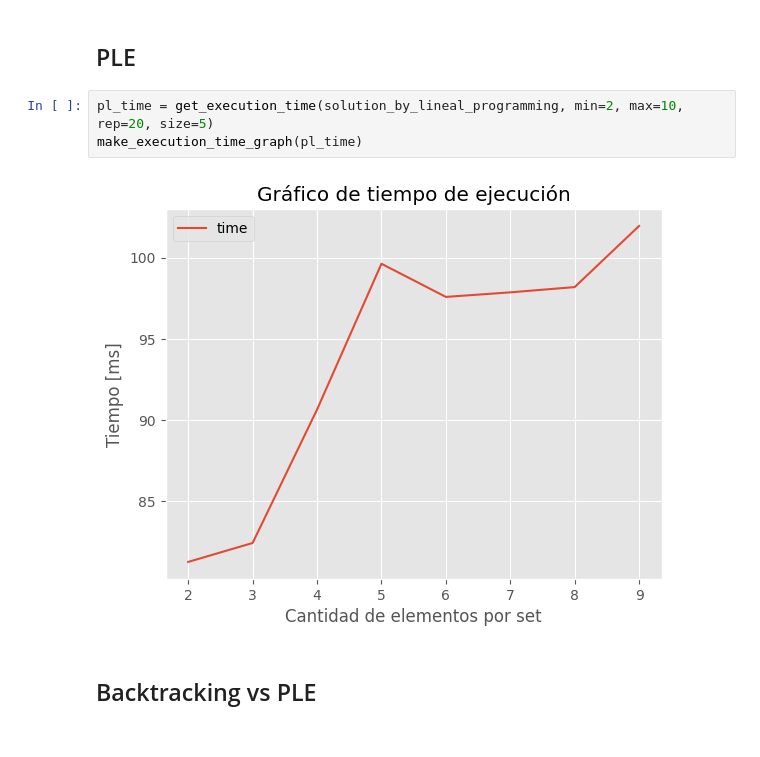
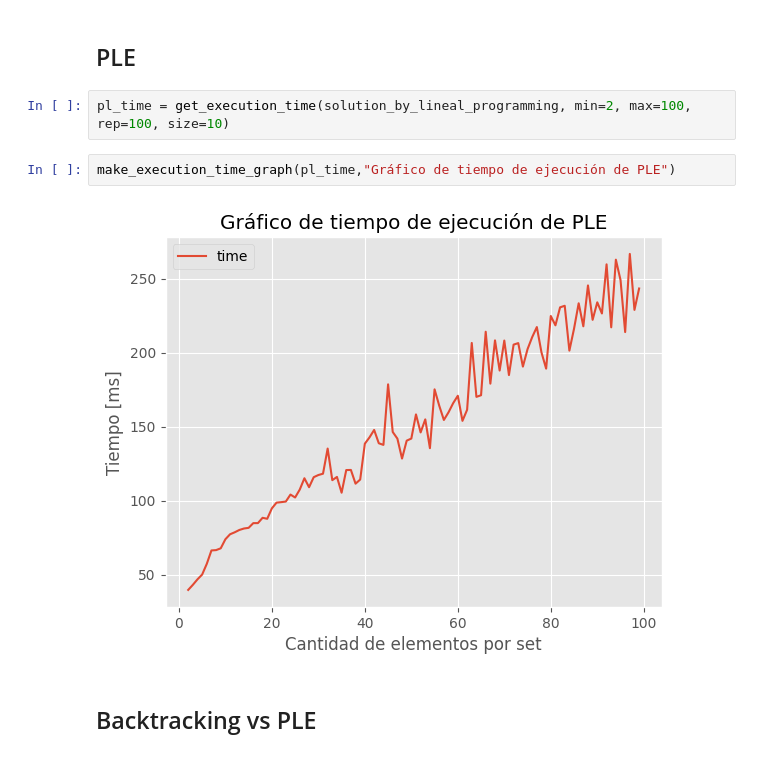
Before and after one commit to astrocinco/2c2023-TDA-TP3, a Jupyter notebook: analysis_notebook.ipynb, the cells around one changed output. Cells and saved outputs as stored; diff of their text form.

```diff
--- a/analysis_notebook.ipynb
+++ b/analysis_notebook.ipynb
@@ -53,10 +60,11 @@ make_execution_time_graph(bt_time)
 # %% [markdown]
 ## PLE
 # %%
-pl_time = get_execution_time(solution_by_lineal_programming, min=2, max=10, rep=20, size=5)
-make_execution_time_graph(pl_time)
+pl_time = get_execution_time(solution_by_lineal_programming, min=2, max=100, rep=100, size=10)
-# %% [output]
-[figure, removed]
+# %%
+make_execution_time_graph(pl_time,"Gráfico de tiempo de ejecución de PLE")
+# %% [output]
+[figure, added]
 # %% [markdown]
 ## Backtracking vs PLE
 # %%
```
Also changed, not shown: parts of 7 cells of this notebook.
